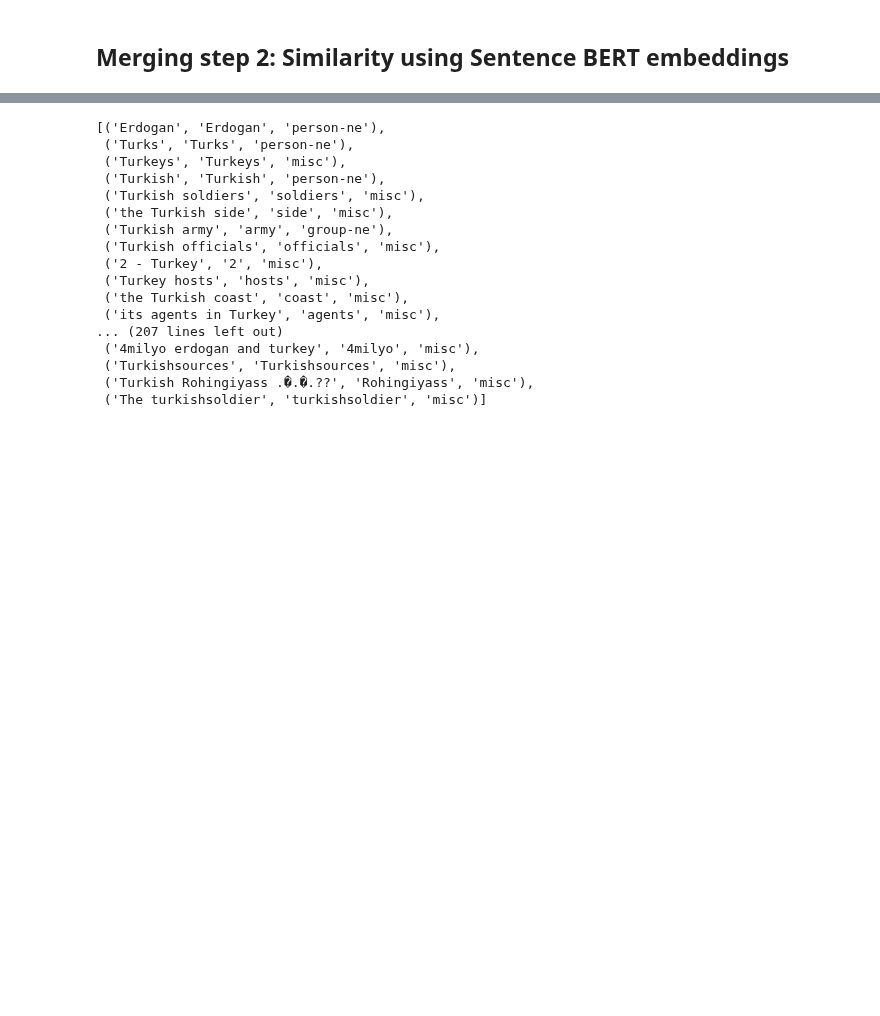
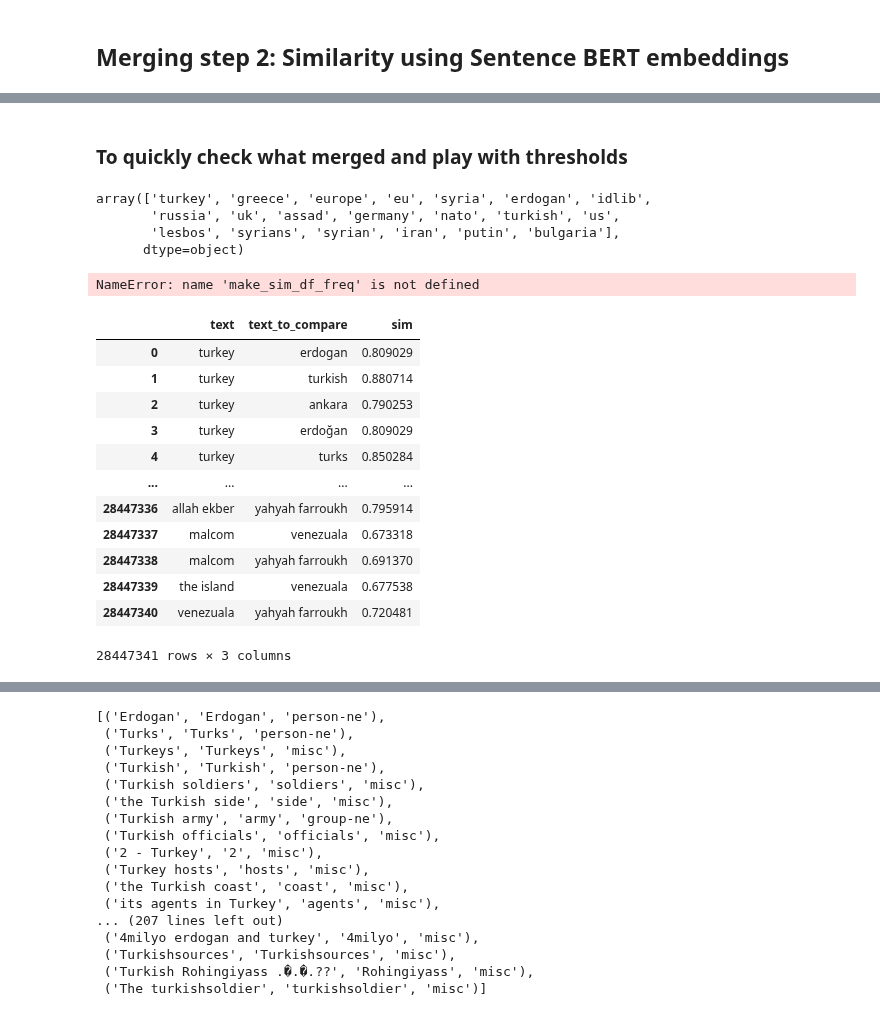
Before and after one commit to janiwo/refugee_project, a Jupyter notebook: Code/06a Candidate Alignment.ipynb, the cells around one changed output, grey strips where cells are left out. Drawn from its saved outputs; the diff is of its cells as text; code cells hidden in the pictures; blank space fills up the shorter version.

Commit message:
tables finished

```diff
--- a/Code/06a Candidate Alignment.ipynb
+++ b/Code/06a Candidate Alignment.ipynb
@@ -69,0 +578,2 @@ pickle_file('greece_cands_after1', event_cands_merged)
+# %% [markdown]
+### To quickly check what merged and play with thresholds
@@ -69,0 +599,30 @@ pickle_file('greece_cands_after1', event_cands_merged)
+# %%
+sim_df_freq_anns.sort_values('freq_x',ascending=False)['text'].unique()[:20]
+# %% [output]
+array(['turkey', 'greece', 'europe', 'eu', 'syria', 'erdogan', 'idlib',
+       'russia', 'uk', 'assad', 'germany', 'nato', 'turkish', 'us',
+       'lesbos', 'syrians', 'syrian', 'iran', 'putin', 'bulgaria'],
+      dtype=object)
+# %%
+sim_df = load_pickle('greece_sim_df_anns')
+entities = load_pickle('greece_anns')
+
+sim_df_freq_anns= make_sim_df_freq(sim_df,entities)
+# %% [output]
+NameError: name 'make_sim_df_freq' is not defined
+# %%
+sim_df
+# %% [output]
+|  | text | text_to_compare | sim |
+| 0 | turkey | erdogan | 0.809029 |
+| 1 | turkey | turkish | 0.880714 |
+| 2 | turkey | ankara | 0.790253 |
+| 3 | turkey | erdoğan | 0.809029 |
+| 4 | turkey | turks | 0.850284 |
+| ... | ... | ... | ... |
+| 28447336 | allah ekber | yahyah farroukh | 0.795914 |
+| 28447337 | malcom | venezuala | 0.673318 |
+| 28447338 | malcom | yahyah farroukh | 0.691370 |
+| 28447339 | the island | venezuala | 0.677538 |
+| 28447340 | venezuala | yahyah farroukh | 0.720481 |
+28447341 rows × 3 columns
```
Also changed, not shown: parts of 87 cells of this notebook.
